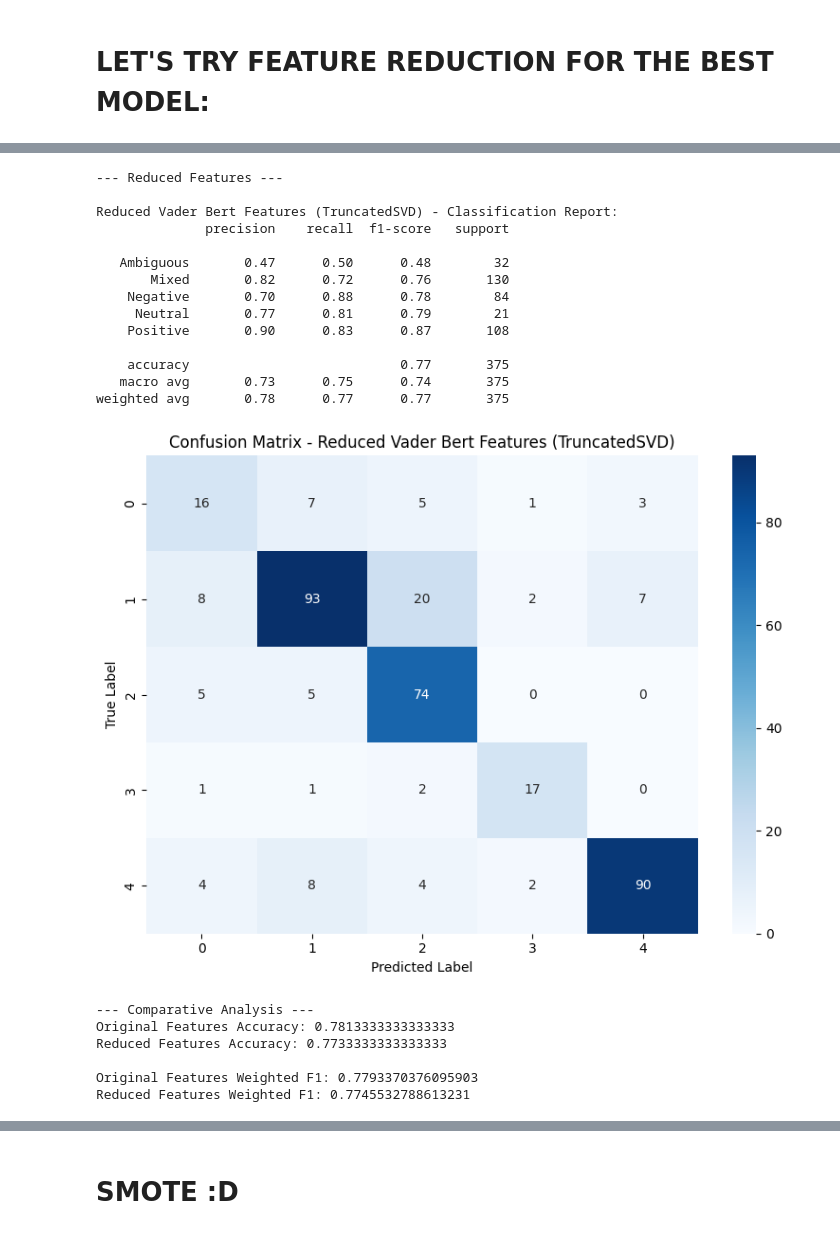
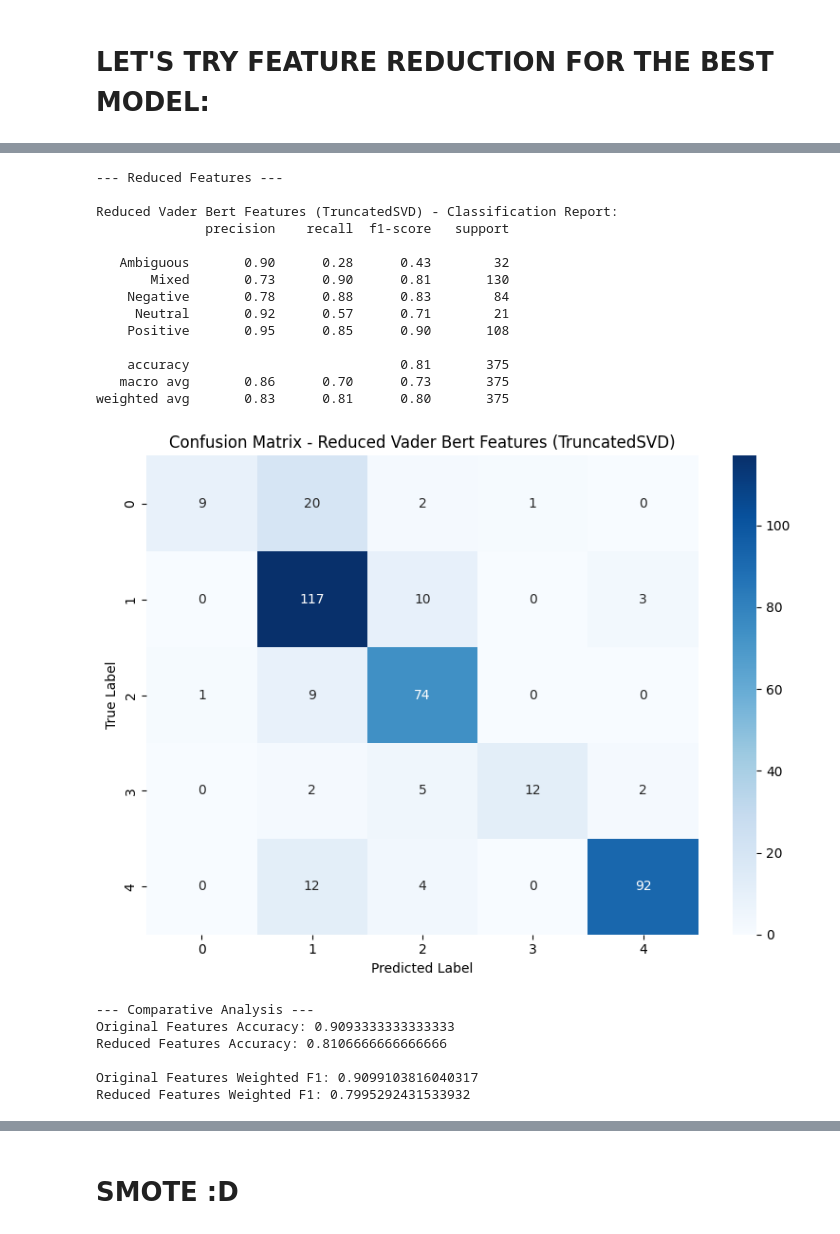
Before and after one commit to RafaParkoureiro/Emotionverse, a Jupyter notebook: final2.ipynb, the cells around one changed output, grey strips where cells are left out. Saved outputs shown, nothing was run; the diff lists cells and outputs as text; code cells hidden in the pictures.

```diff
--- a/final2.ipynb
+++ b/final2.ipynb
@@ -3,7 +3,7 @@ import os
 import numpy as np
 import pandas as pd
 from scipy.sparse import load_npz
-
+from sklearn.preprocessing import MinMaxScaler
 
 # Load your features and labels
 features_dir = 'emotionverse_features_advanced'
@@ -18,3 +18,8 @@ bert_lexi = np.load(os.path.join(features_dir, 'bert_lexi.npy'),allow_pickle=Tru
 tf_bert_vader_file = np.load(os.path.join(features_dir, 'tf_bert_vader_file.npy'),allow_pickle=True).item() #sim
 tf_bert_lexi = np.load(os.path.join(features_dir, 'tf_bert_lexi.npy'),allow_pickle=True).item() #sim
 lexicon_features = np.load(os.path.join(features_dir, 'custom_lexicon_features.npy'),allow_pickle=True)
+
+
+
+bertsentencescaler = MinMaxScaler()
+allminipro = bertsentencescaler.fit_transform(allminipro)
@@ -408,14 +475,14 @@ from sklearn.metrics import classification_report, confusion_matrix
 
 # For sparse matrices
 svd = TruncatedSVD(n_components=500, random_state=420)
-X_reduced = svd.fit_transform(combined_vader_bert)
+X_reduced = svd.fit_transform(tf_lexi)
 
 # Explained variance ratio
 print(f"Variance explained: {sum(svd.explained_variance_ratio_):.2%}")
 
 # Original split
 X_original_train, X_original_test, y_train, y_test = train_test_split(
-    combined_vader_bert, y_sentiment, test_size=0.2, random_state=420, stratify=y_sentiment
+    tf_lexi, y_sentiment, test_size=0.2, random_state=420, stratify=y_sentiment
 )
 
 # Reduced features split
@@ -423,7 +490,7 @@ X_reduced_train, X_reduced_test, y_train_reduced, y_test_reduced = train_test_sp
     X_reduced, y_sentiment, test_size=0.2, random_state=420, stratify=y_sentiment
 )
 
-print("Original shape:", combined_vader_bert.shape)
+print("Original shape:", tf_lexi.shape)
 print("Reduced shape:", X_reduced.shape)
 
 # If you want to see the number of components
@@ -451,10 +518,13 @@ def evaluate_model(X_train, X_test, y_train, y_test, title):
         class_weight=class_weight_dict,  # Gives more importance to minority class
         max_iter=1000
     )
-    lr.fit(X_train, y_train)
+
+    rf = RandomForestClassifier(n_estimators=100, random_state=42)
+
+    rf.fit(X_train, y_train)
 
     # Predict
-    y_pred = lr.predict(X_test)
+    y_pred = rf.predict(X_test)
 
     # Classification Report
     print(f"\n{title} - Classification Report:")
@@ -470,7 +540,7 @@ def evaluate_model(X_train, X_test, y_train, y_test, title):
     plt.tight_layout()
     plt.show()
 
-    return lr, y_pred
+    return rf, y_pred
 
 # Evaluate original features
 print("\n--- Original Features ---")
@@ -548,21 +618,21 @@ weighted avg       0.78      0.78      0.78       375
 --- Reduced Features ---
 
 Reduced Vader Bert Features (TruncatedSVD) - Classification Report:
               precision    recall  f1-score   support
 
-   Ambiguous       0.47      0.50      0.48        32
-       Mixed       0.82      0.72      0.76       130
-    Negative       0.70      0.88      0.78        84
-     Neutral       0.77      0.81      0.79        21
-    Positive       0.90      0.83      0.87       108
+   Ambiguous       0.90      0.28      0.43        32
+       Mixed       0.73      0.90      0.81       130
+    Negative       0.78      0.88      0.83        84
+     Neutral       0.92      0.57      0.71        21
+    Positive       0.95      0.85      0.90       108
 
-    accuracy                           0.77       375
-   macro avg       0.73      0.75      0.74       375
-weighted avg       0.78      0.77      0.77       375
+    accuracy                           0.81       375
+   macro avg       0.86      0.70      0.73       375
+weighted avg       0.83      0.81      0.80       375
-[figure, old version]
+[figure, new version]
 --- Comparative Analysis ---
-Original Features Accuracy: 0.7813333333333333
-Reduced Features Accuracy: 0.7733333333333333
+Original Features Accuracy: 0.9093333333333333
+Reduced Features Accuracy: 0.8106666666666666
 
-Original Features Weighted F1: 0.7793370376095903
-Reduced Features Weighted F1: 0.7745532788613231
+Original Features Weighted F1: 0.9099103816040317
+Reduced Features Weighted F1: 0.7995292431533932
```
Also changed, not shown: parts of 9 cells of this notebook, 4 other files.
